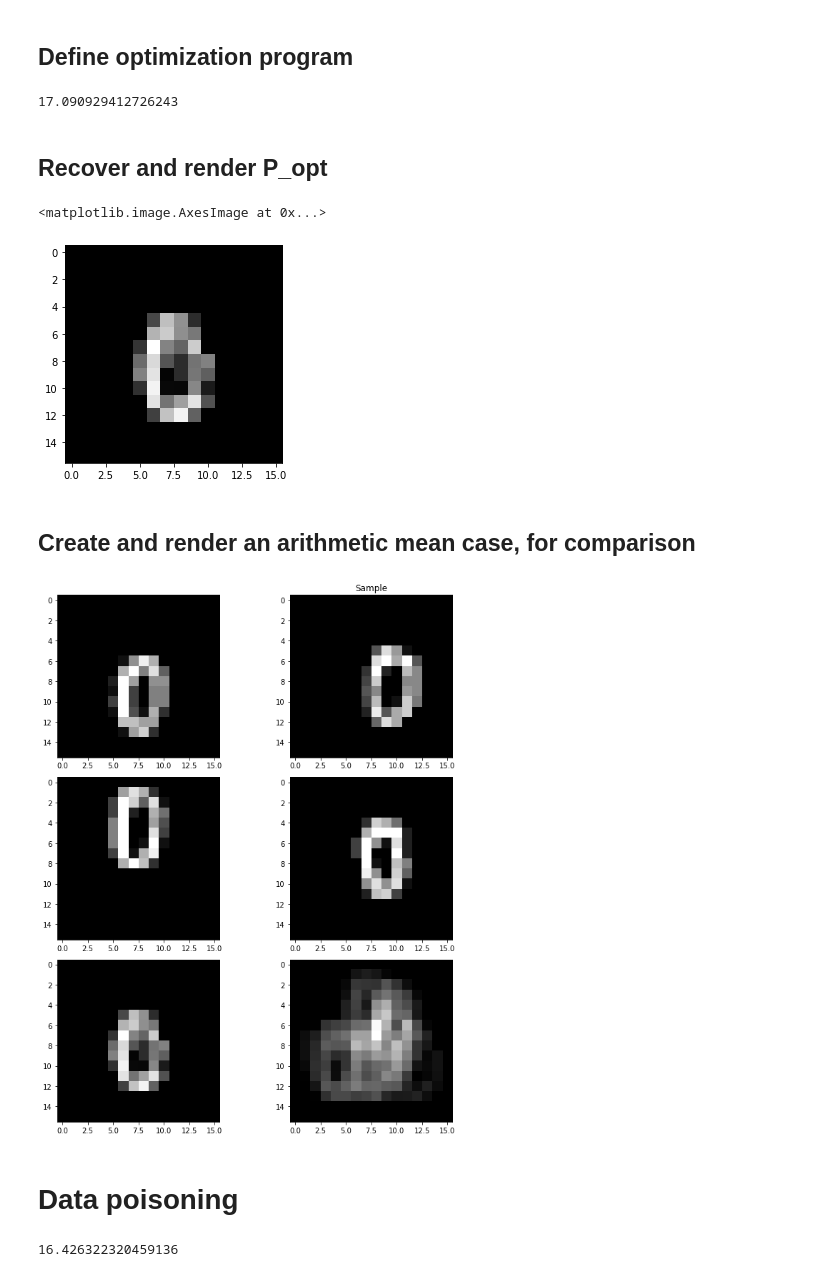
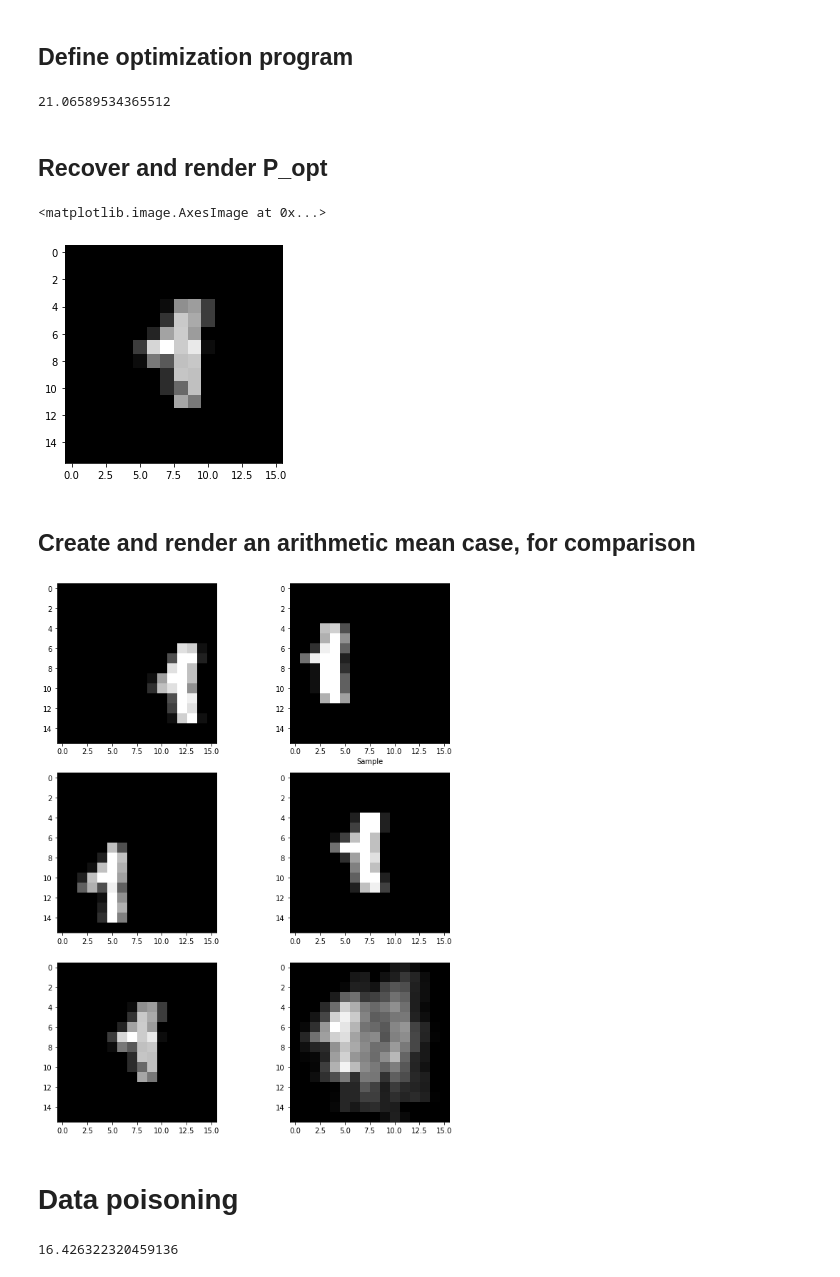
Before and after one commit to dgn96/minimum_covering_wasserstein_ball, a Jupyter notebook: Fixed-support_experiment/fixed_support_prototype.ipynb, the cells around one changed output. Cells and saved outputs as stored; diff of their text form; code cells hidden in the pictures.

```diff
--- a/Fixed-support_experiment/fixed_support_prototype.ipynb
+++ b/Fixed-support_experiment/fixed_support_prototype.ipynb
@@ -16,7 +16,7 @@ digits = load_digits()
 ### Load $\hat{p}s$
 # %%
 # select k
-K = 15
+K = 10
 
 # select cifre to analyze
 digit = 3
@@ -96,10 +96,10 @@ plt.matshow(digit_mean)
 ## Select number of samples k, create a random shift for each sample
 # %%
 # select k
-K = 15
+K = 20
 
 # select cifre to analyze
-digit = 0
+digit = 1
 
 # Save p_k
 p_k = []
@@ -153,7 +153,7 @@ for k in range(K):
 problem = cp.Problem(obj, cons)
 problem.solve(solver = cp.SCIPY, scipy_options={"method": "highs"})
 # %% [output]
-17.090929412726243
+21.06589534365512
 # %% [markdown]
 ## Recover and render P_opt
 # %%
@@ -163,7 +163,7 @@ plt.gray()
 plt.imshow(p_opt)
 # %% [output]
 <matplotlib.image.AxesImage at 0x...>
-[figure, old version]
+[figure, new version]
 # %% [markdown]
 ## Create and render an arithmetic mean case, for comparison
 # %%
@@ -173,21 +173,21 @@ for i in range(1,K):
 # %%
 fig, ax = plt.subplots(3, 2, figsize = (10, 11))
 
 for i in range(2):
     ax[i, 0].imshow(p_k[2*i+1].reshape((N_euc, N_euc)))
     ax[i, 1].imshow(p_k[2*i].reshape((N_euc, N_euc)))
 
 
 ax[2, 0].imshow(p_opt)
 ax[2, 1].imshow(digit_mean)
 
-ax[0, 1].set_title('Sample')
+ax[0, 1].set_xlabel('Sample')
 plt.tight_layout()
 #plt.savefig('lol.pdf')
 # %% [output]
-[figure, old version]
+[figure, new version]
-# %% [markdown]
-# Data poisoning
+# %% [markdown]
+# Data poisoning
 # %%
 # select k
 K = 15
```
Also changed, not shown: parts of 10 cells of this notebook, 1 other file.
